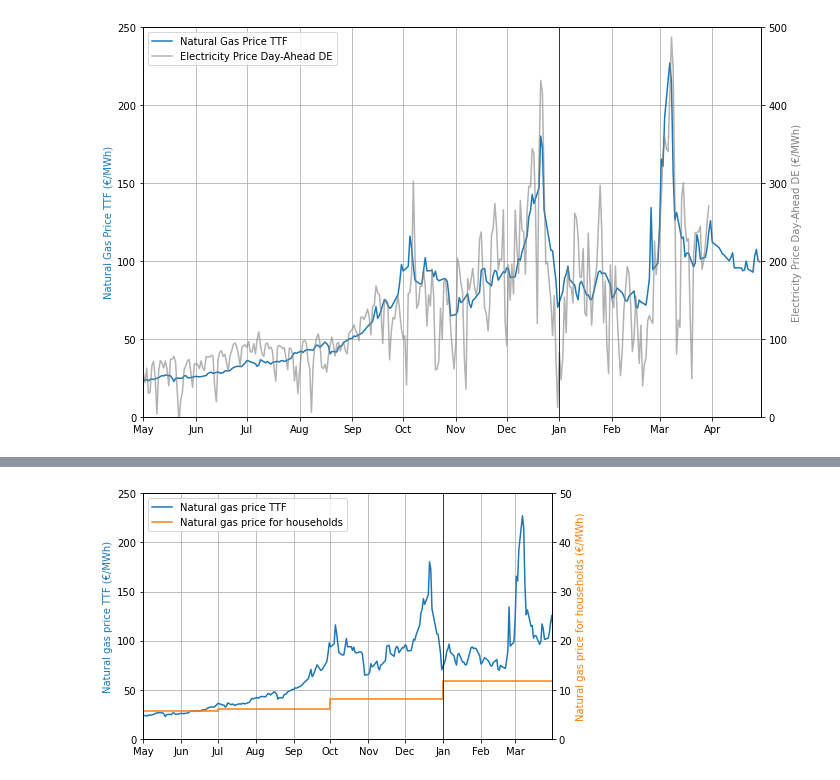
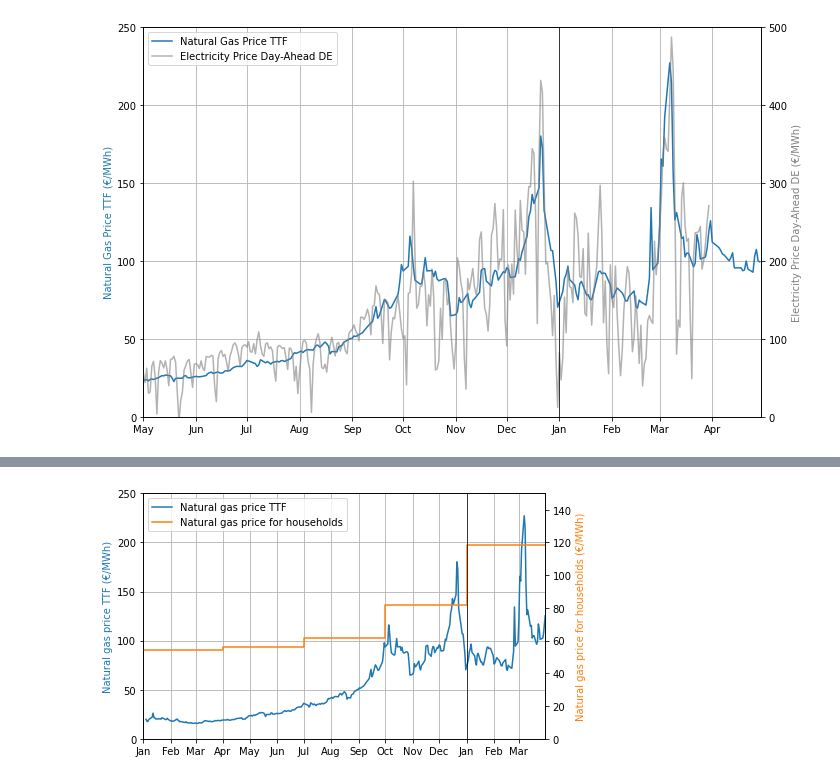
Before and after one commit to oruhnau/energy_demand, a Jupyter notebook: prices.ipynb, the cells around one changed output, grey strips where cells are left out. Drawn from its saved outputs; the diff is of its cells as text; code cells hidden in the pictures.

```diff
--- a/prices.ipynb
+++ b/prices.ipynb
@@ -73,30 +74,30 @@ DatetimeIndex(['2021-01-01', '2021-02-01', '2021-03-01', '2021-04-01',
 # %%
 lang = 'EN'
 fig = plt.figure(figsize=(7, 4))
 
 ax1 = fig.add_subplot(111)
 plt.grid()
 
 ax3 = ax1.twinx()
 handle3, = ax3.step(households.index, households, color='tab:orange', where='post')
 label3 = {'DE': 'Erdgaspreis für Haushalte', 'EN': 'Natural gas price for households'}[lang]
 ax3.set_ylabel(label3 + ' (€/MWh)', color='tab:orange')
-ax3.set_ylim(0, 50)
+ax3.set_ylim(0, 150)
 
 handle1, = ax1.plot(gas.index, gas)
 label1 = {'DE': 'Erdgaspreis TTF ', 'EN': 'Natural gas price TTF'}[lang]
 ax1.set_ylabel(label1 + ' (€/MWh)', color='tab:blue')
 ax1.set_ylim(0, 250)
 
 plt.axvline(pd.Timestamp(2022,1,1), color='black', linewidth=0.7)
-plt.xlim(pd.Timestamp(2021,5,1),pd.Timestamp(2022,3,31))
+plt.xlim(pd.Timestamp(2021,1,1),pd.Timestamp(2022,3,31))
 X = plt.gca().xaxis
 X.set_major_locator(mdates.MonthLocator())
 X.set_major_formatter(mdates.DateFormatter('%b'))
 
 ax1.legend([handle1, handle3], [label1, label3])
 
 plt.tight_layout()
 plt.savefig('prices_TTF_households.png', dpi=300)
 # %% [output]
-[figure, old version]
+[figure, new version]
```
Also changed, not shown: parts of 1 cell of this notebook.
